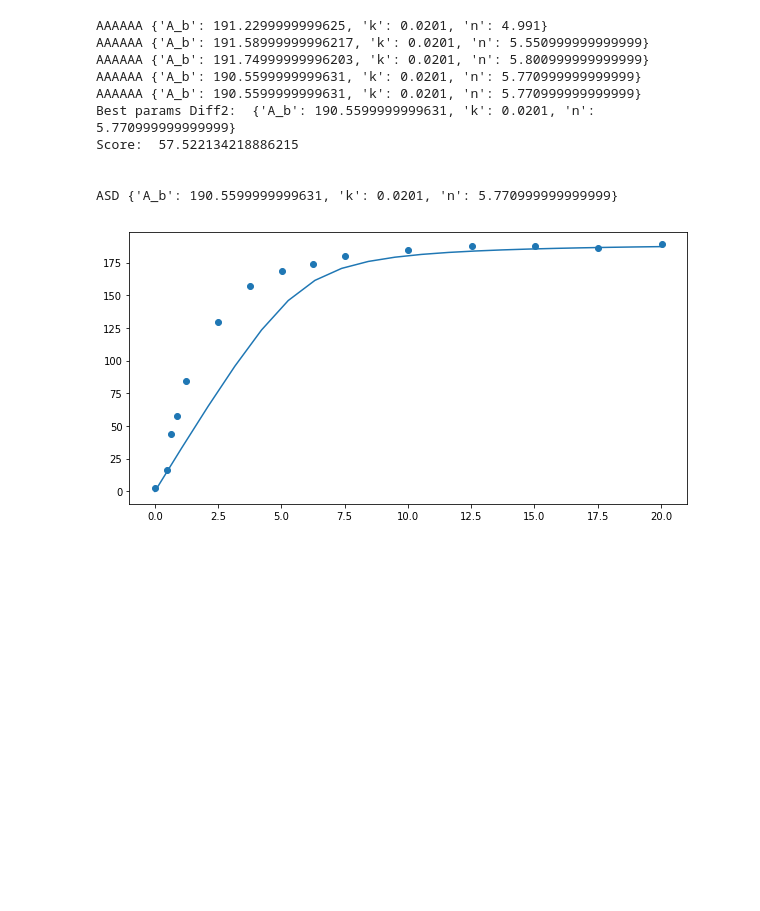
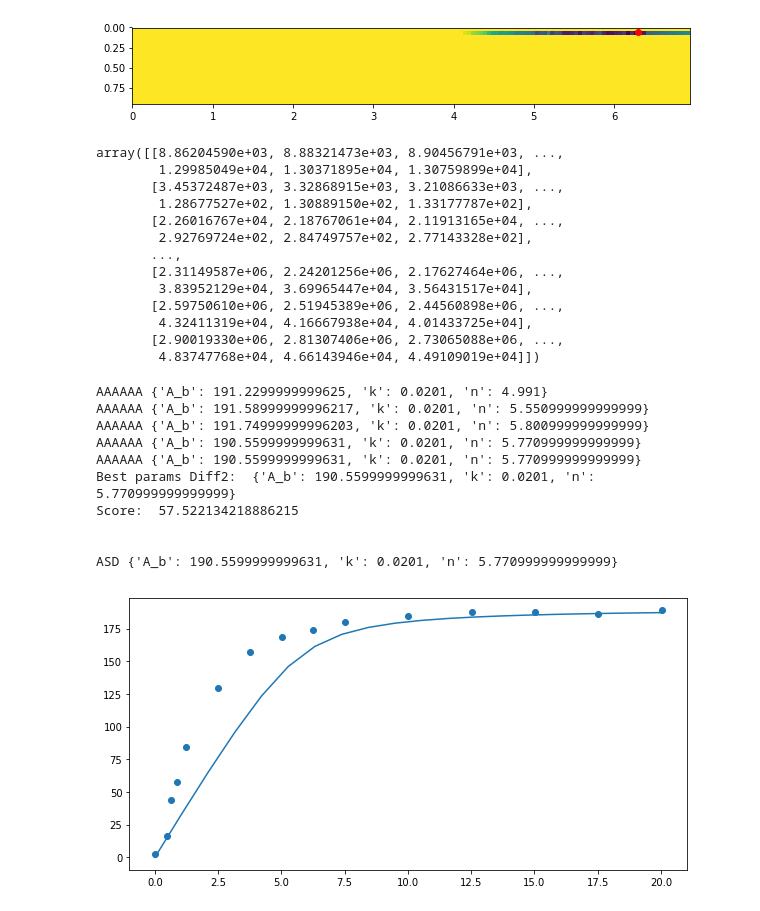
Before and after one commit to 3DsYND/phLigands, a Jupyter notebook: Test.ipynb, the cells around one changed output. Cells and saved outputs as stored; diff of their text form; code cells hidden in the pictures; blank space fills up the shorter version.

```diff
--- a/Test.ipynb
+++ b/Test.ipynb
@@ -45,0 +20,11 @@ AttributeError: Unknown property num
+# %%
+data = read_file("data/modelligand", names=["PD", "A"])
+dataX, dataY = data["PD"], data["A"]
+
+exp1 = Estimator(CoordEx(), Dist2cobyla(), MGvH())
+exp1.fit(dataX, dataY)
+print("Best params Diff2: ", exp1.bestParams())
+print("Score: ", exp1.score())
+print("\n")
+
+exp1.plot()
@@ -46,3 +50,21 @@ AttributeError: Unknown property num
+# %%
+# exp1.plotAB("Ab", "k", dlt=0.2)
+exp1.plotAB("n", "k", dlt=0.05, vmax=200)
+# %% [output]
+[figure, added]
+array([[8.86204590e+03, 8.88321473e+03, 8.90456791e+03, ...,
+        1.29985049e+04, 1.30371895e+04, 1.30759899e+04],
+       [3.45372487e+03, 3.32868915e+03, 3.21086633e+03, ...,
+        1.28677527e+02, 1.30889150e+02, 1.33177787e+02],
+       [2.26016767e+04, 2.18767061e+04, 2.11913165e+04, ...,
+        2.92769724e+02, 2.84749757e+02, 2.77143328e+02],
+       ...,
+       [2.31149587e+06, 2.24201256e+06, 2.17627464e+06, ...,
+        3.83952129e+04, 3.69965447e+04, 3.56431517e+04],
+       [2.59750610e+06, 2.51945389e+06, 2.44560898e+06, ...,
+        4.32411319e+04, 4.16667938e+04, 4.01433725e+04],
+       [2.90019330e+06, 2.81307406e+06, 2.73065088e+06, ...,
+        4.83747768e+04, 4.66143946e+04, 4.49109019e+04]])
 # %%
 data = read_file("data/modelligand", names=["PD", "A"])
 dataX, dataY = data["PD"], data["A"]
```
Also changed, not shown: parts of 9 cells of this notebook, 10 other files.
